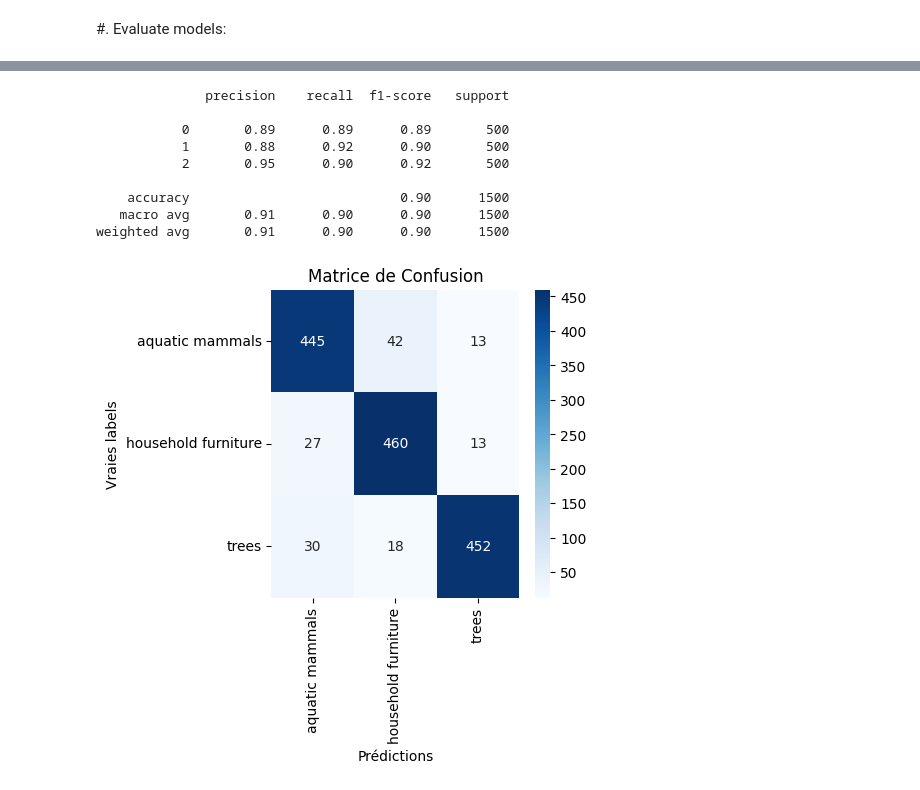
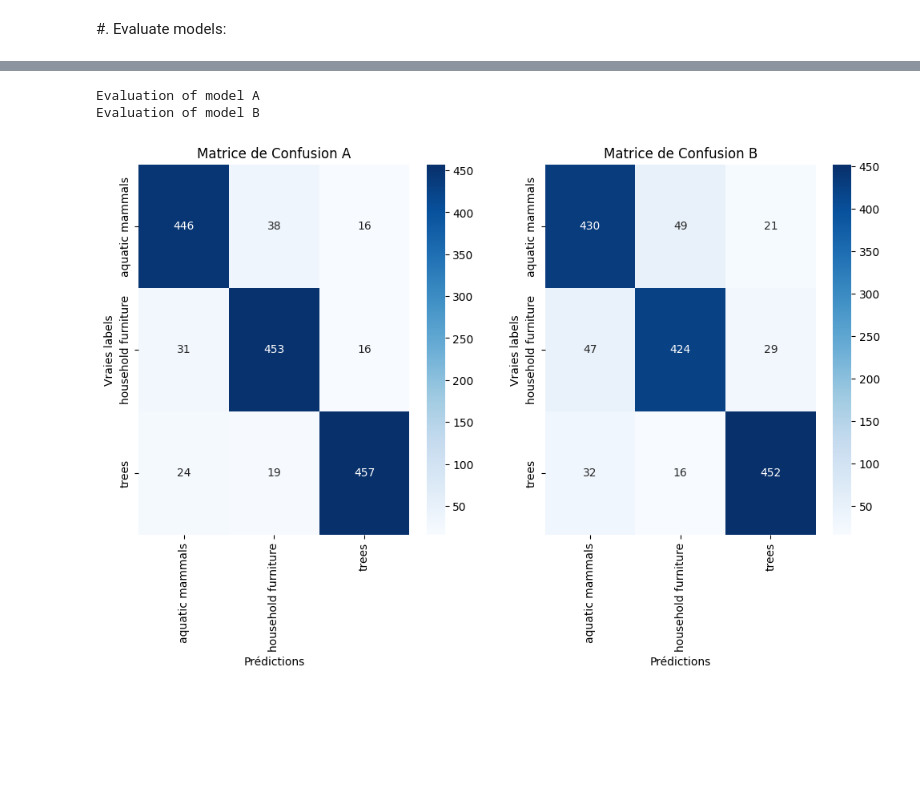
Before and after one commit to VincentCsNv/SPARKS, a Jupyter notebook: Classification_CIFAR/classif_main.ipynb, the cells around one changed output, grey strips where cells are left out. Saved outputs shown, nothing was run; the diff lists cells and outputs as text; code cells hidden in the pictures; blank space fills up the shorter version.

```diff
--- a/Classification_CIFAR/classif_main.ipynb
+++ b/Classification_CIFAR/classif_main.ipynb
@@ -16,7 +22,7 @@ import torch.nn as nn
 from tqdm import tqdm
 import seaborn as sns
 # %%
-super_classes_dict = {
+super_class_dict = {
     'aquatic mammals': ['beaver', 'dolphin', 'otter', 'seal', 'whale'],
 'fish': ['aquarium_fish', 'flatfish', 'ray', 'shark', 'trout'],
 'flowers': ['orchid', 'poppy', 'rose', 'sunflower', 'tulip'],
@@ -159,9 +172,9 @@ test_transform = tt.Compose(
 train_data = CIFAR100(root="data",download = True, transform = train_transform) #Adding Data Augmentation with transform
 test_data = CIFAR100(root="data",train = False,download = True, transform = test_transform) #Adding Data Augmentation with transform
 
-#Getting subset df
-train_df = getting_subset_df(train_data,super_classes_dict,SUPER_CLASSES)
-test_df = getting_subset_df(test_data,super_classes_dict,SUPER_CLASSES)
+#Getting subset dataframe
+train_df = getting_subset_df(train_data,super_class_dict,SUPER_CLASSES)
+test_df = getting_subset_df(test_data,super_class_dict,SUPER_CLASSES)
 eq_df = get_eq_df(train_df,SUPER_CLASSES)
 
 #Getting subset
@@ -649,27 +658,35 @@ for images,labels in testloader:
-# %%
-from sklearn.metrics import confusion_matrix, classification_report
-# Créer la matrice de confusion
-cm = confusion_matrix(all_labels, all_predictions)
-print(classification_report(all_labels, all_predictions))
-
-# Plot de la matrice de confusion
-class_names = SUPER_CLASSES
-plt.figure(figsize=(4, 4))
-sns.heatmap(cm, annot=True, fmt='d', cmap='Blues',xticklabels=class_names,yticklabels=class_names)
-plt.title('Matrice de Confusion')
-plt.ylabel('Vraies labels')
-plt.xlabel('Prédictions')
-plt.show()
-# %% [output]
-              precision    recall  f1-score   support
-
-           0       0.89      0.89      0.89       500
-           1       0.88      0.92      0.90       500
-           2       0.95      0.90      0.92       500
-
-    accuracy                           0.90      1500
-   macro avg       0.91      0.90      0.90      1500
-weighted avg       0.91      0.90      0.90      1500
-[figure, removed]
+# %%
+#PARAMETERS and CKP option A
+OPTION_eval = "A"
+MODEL_eval = "conv"
+PATH_CKP = '/content/model_A_optim_Adam_best_epoch_weights.pth'
+
+print("Evaluation of model A")
+model_eval_A = set_model(MODEL_eval,OPTION_eval,SUPER_CLASSES,train_df,GPU=GPU,FROM_CKP = True,CKP_PATH = PATH_CKP)
+all_predictions_A, all_labels_A = eval_test(model_eval_A,testloader,OPTION_eval=OPTION_eval)
+cm_A =   confusion_matrix(all_labels_A, all_predictions_A)
+
+#PARAMETERS and CKP option B
+OPTION_eval = "B"
+MODEL_eval = "conv"
+PATH_CKP = '/content/model_B_optim_Adam_best_epoch_weights.pth'
+
+print("Evaluation of model B")
+model_eval_B = set_model(MODEL_eval,OPTION_eval,SUPER_CLASSES,train_df,GPU=GPU,FROM_CKP = True,CKP_PATH = PATH_CKP)
+all_predictions_B, all_labels_B = eval_test(model_eval_B,testloader,OPTION_eval=OPTION_eval)
+cm_B =   confusion_matrix(all_labels_B, all_predictions_B)
+# %% [output]
+Evaluation of model A
+Evaluation of model B
+# %%
+plt.figure(figsize=(12,6))
+#Option A
+plt.subplot(1,2,1)
+cm_A = plot_confusion_matrix(cm_A,SUPER_CLASSES,label="A")
+#Option B
+plt.subplot(1,2,2)
+cm_B = plot_confusion_matrix(cm_B,SUPER_CLASSES,label ="B")
+# %% [output]
+[figure, added]
 # %%
 #List all wrong predictions
```
Also changed, not shown: parts of 18 cells of this notebook.
